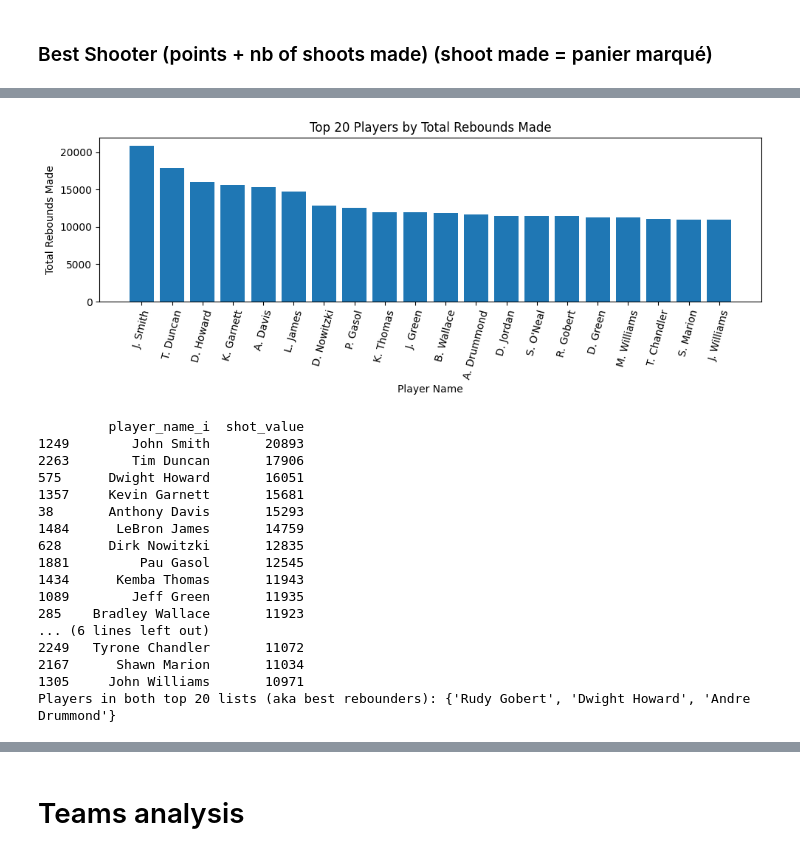
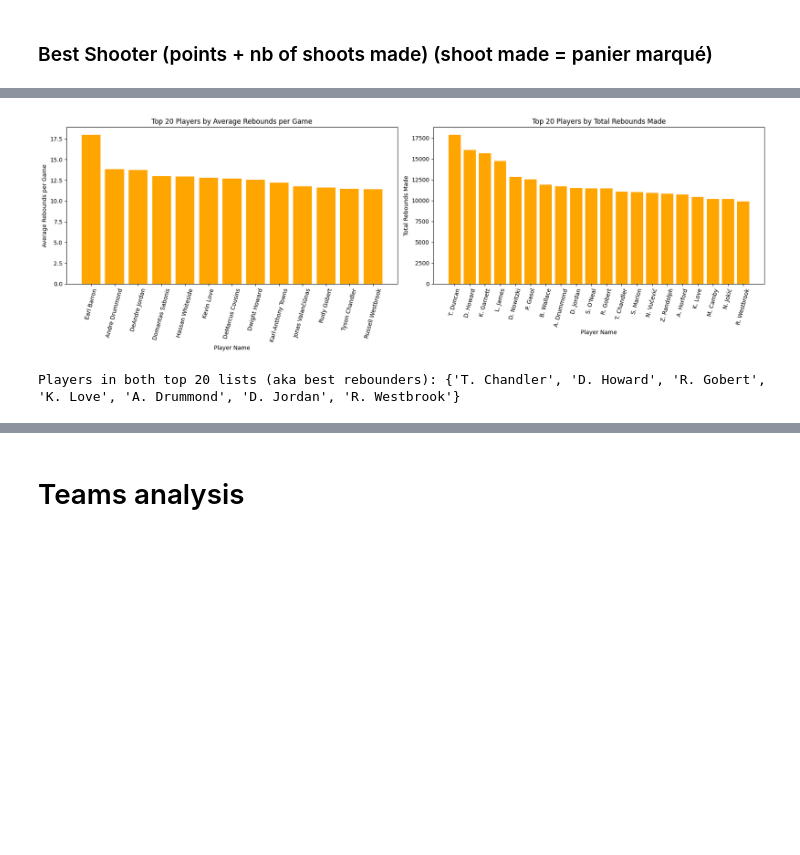
Before and after one commit to Caro-13/data_viz_NBA_Hyp_A, a Jupyter notebook: test_best_player.ipynb, the cells around one changed output, grey strips where cells are left out. Cells and saved outputs as stored; diff of their text form; code cells hidden in the pictures; blank space fills up the shorter version.

Commit message:
[Implement] Find the star players by scoring perf

```diff
--- a/test_best_player.ipynb
+++ b/test_best_player.ipynb
@@ -214,10 +160,14 @@ player_wins_per_team = (
 ### Player_boxscores get top_players_points_avg, top_player_rebounds, top_player_assists
 # %%
 # Plotting average points per game for top 20 players
-top_players_points_avg = player_wins_per_team.sort_values(by="points", ascending=False).head(20)
+top_players_points_avg = player_wins_per_team.sort_values(by="points", ascending=False).head(20).copy()
+top_players_points_avg["little_name"] = top_players_points_avg["player_id"].apply(get_player_little_name)
 
-#print(top_players_avg[["player_name", "points", "team_abbreviation"]])
+#print(top_players_points_avg[["player_name", "points", "team_abbreviation"]])
 
+top_player_rebounds_avg = player_wins_per_team.sort_values(by="rebounds", ascending=False).head(20).copy()
+top_player_assists_avg = player_wins_per_team.sort_values(by="assists", ascending=False).head(20).copy()
 
-top_player_rebounds_avg = player_wins_per_team.sort_values(by="rebounds", ascending=False).head(20)
-top_player_assists_avg = player_wins_per_team.sort_values(by="assists", ascending=False).head(20)
+# add little_name column without relying on index labels
+top_player_rebounds_avg["little_name"] = top_player_rebounds_avg["player_id"].apply(get_player_little_name)
+top_player_assists_avg["little_name"] = top_player_assists_avg["player_id"].apply(get_player_little_name)
@@ -346,50 +267,39 @@ play_by_play_columns = ['game_id', 'game_date', 'game_matchup', 'team_id', 'pers
 # %%
 #get all rebound rows
 all_rebounds_made = play_by_play[play_by_play['action_type'] == 'Rebound']
-all_rebounds_made = all_rebounds_made.sort_values(by="shot_value", ascending=False)
 
-# print()
-# print(top_player_rebounds[["player_name", "rebounds", "team_abbreviation"]].head(20))
+#count all the rebounds subtypes (defensive, offensive, unknown) and rank them by number of occurences
+rebound_subtypes_count = all_rebounds_made['subtype'].value_counts().reset_index()
+rebound_subtypes_count.columns = ['subtype', 'count']
 
 
-#get most rebound players on play_by_play dataset
-player_rebounds_made = all_rebounds_made.groupby("player_name_i")["shot_value"].count().reset_index()
-player_rebounds_made = player_rebounds_made.sort_values(by="shot_value", ascending=False)
-plt.figure(figsize=(10, 4))
-plt.bar(player_rebounds_made["player_name_i"].head(20), player_rebounds_made["shot_value"].head(20))
-plt.xlabel("Player Name")
-plt.ylabel("Total Rebounds Made")
-plt.title("Top 20 Players by Total Rebounds Made")
-plt.xticks(rotation=75)
+# summ all the rebounds made by each player in the dataset
+player_rebounds_total = all_rebounds_made.groupby(["player_name_i", "person_id"])["action_id"].count().reset_index()
+player_rebounds_total = player_rebounds_total.sort_values(by="action_id", ascending=False).copy()
+
+# add little name column without relying on index labels
+player_rebounds_total["little_name"] = player_rebounds_total["person_id"].apply(get_player_little_name)
+
+
+#subplot of top_player_rebounds_avg and player_rebounds_total head(20)
+fig, axes = plt.subplots(1, 2, figsize=(18, 6))
+axes[0].bar(top_player_rebounds_avg["player_name"], top_player_rebounds_avg["rebounds"], color='orange')
+axes[0].set_xlabel("Player Name")
+axes[0].set_ylabel("Average Rebounds per Game")
+axes[0].set_title("Top 20 Players by Average Rebounds per Game")
+axes[0].tick_params(axis='x', rotation=75)
+axes[1].bar(player_rebounds_total["player_name_i"].head(20), player_rebounds_total["action_id"].head(20), color='orange')
+axes[1].set_xlabel("Player Name")
+axes[1].set_ylabel("Total Rebounds Made")
+axes[1].set_title("Top 20 Players by Total Rebounds Made")
+axes[1].tick_params(axis='x', rotation=75)
 plt.tight_layout()
 plt.show()
 
-# check if a player is in the player_rebounds_made and top_player_rebounds
-player_rebounds_made_full_name = player_rebounds_made.copy()
-for i in range(len(player_rebounds_made_full_name)):
-    player_name_i = player_rebounds_made_full_name.loc[i, "player_name_i"]
-    if player_name_i in dict_player_names:
-        player_rebounds_made_full_name.loc[i, "player_name_i"] = dict_player_names[player_name_i]
-print(player_rebounds_made_full_name.head(20))
 
-best_rebound_players = set(player_rebounds_made_full_name["player_name_i"].head(20)).intersection(set(top_player_rebounds["player_name"].head(20)))
-print("Players in both top 20 lists (aka best rebounders):", best_rebound_players)
+#get all players that are in top_player_rebounds_avg and player_rebounds_total
+best_rebounder_players = set(player_rebounds_total["little_name"].head(20)).intersection(set(top_player_rebounds_avg["little_name"].head(20)))
+print("Players in both top 20 lists (aka best rebounders):", best_rebounder_players)
 # %% [output]
-[figure, old version]
+[figure, new version]
-         player_name_i  shot_value
-1249        John Smith       20893
-2263        Tim Duncan       17906
-575      Dwight Howard       16051
-1357     Kevin Garnett       15681
-38       Anthony Davis       15293
-1484      LeBron James       14759
-628      Dirk Nowitzki       12835
-1881         Pau Gasol       12545
-1434      Kemba Thomas       11943
-1089        Jeff Green       11935
-285    Bradley Wallace       11923
-... (6 lines left out)
-2249   Tyrone Chandler       11072
-2167      Shawn Marion       11034
-1305     John Williams       10971
-Players in both top 20 lists (aka best rebounders): {'Rudy Gobert', 'Dwight Howard', 'Andre Drummond'}
+Players in both top 20 lists (aka best rebounders): {'T. Chandler', 'D. Howard', 'R. Gobert', 'K. Love', 'A. Drummond', 'D. Jordan', 'R. Westbrook'}
```
Also changed, not shown: parts of 26 cells of this notebook.
